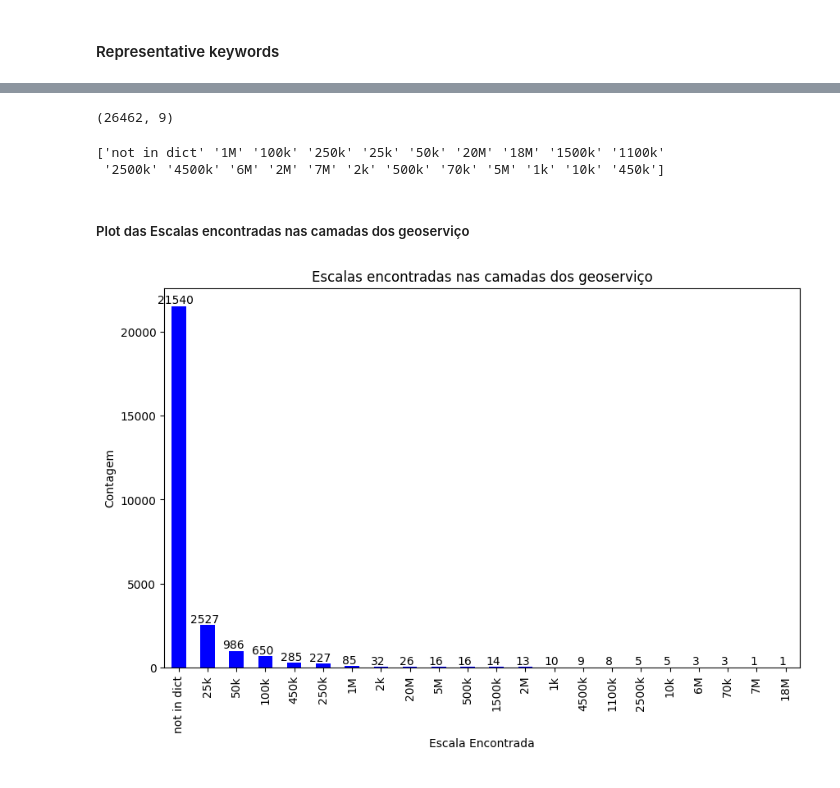
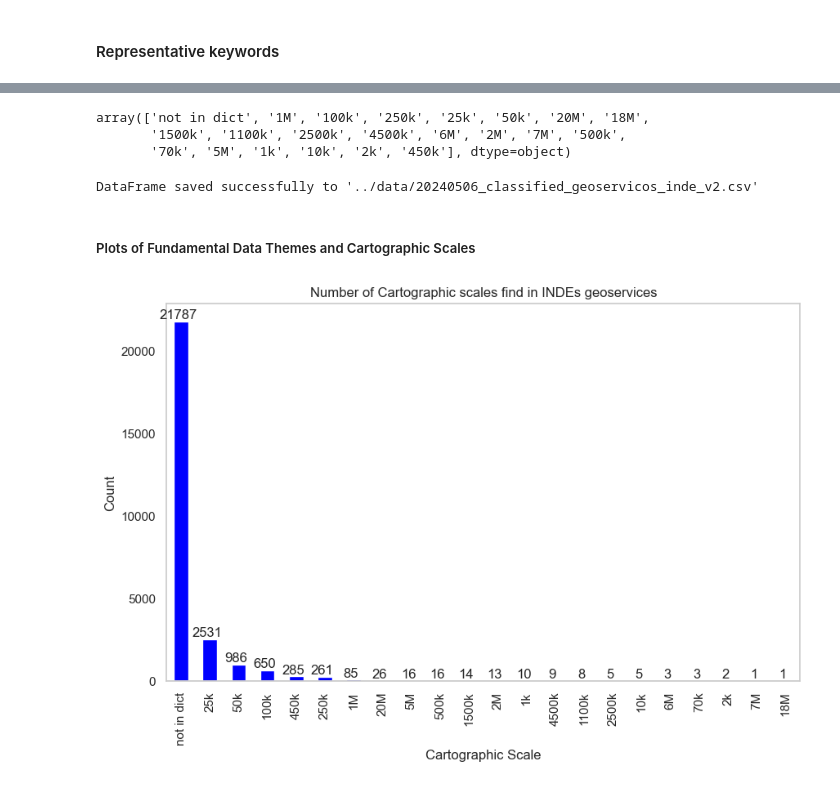
Before and after one commit to darlanmnunes/INDE_UN-GGIM_Themes, a Jupyter notebook: notebooks/Jnotebook_inde_unggim_v3.ipynb, the cells around one changed output, grey strips where cells are left out. Drawn from its saved outputs; the diff is of its cells as text; code cells hidden in the pictures.

```diff
--- a/notebooks/Jnotebook_inde_unggim_v3.ipynb
+++ b/notebooks/Jnotebook_inde_unggim_v3.ipynb
@@ -765,0 +881,2 @@ print(df2_inde_scraped['tema_fundamental'].unique())
+# %%
+df_final = df_merged.drop(columns=['tema_fundamental_updated'])
@@ -768,6 +898,6 @@ print(df2_inde_scraped['tema_fundamental'].unique())
 # %%
 # Count of records by fundamental themes
-tema_counts = df2_inde_scraped['tema_fundamental'].value_counts()
+tema_counts = df_final['tema_fundamental'].value_counts()
 
 # Create the bar chart
 plt.figure(figsize=(10, 6))
@@ -846,14 +1017,14 @@ plt.show()
 # %%
-# Dicionário de escalas e padrões regex correspondentes
+# Dictonary with scales and regex patterns to match
 escalas = {
     '1k': r'1:1000',
-    '2k': r'1:2000|lote',
+    '2k': r'1:2000|2 mil',
     '10k': r'1:10000|10mil|10 mil',
     '25k': r'1:25.000|25mil|bc25|scn25',
     '50k': r'1:50.000|50mil',
     '70k': r'1:70.000|70mil',
     '100k': r'1:100.000|100mil',
-    '250k': r'1:250.000|250mil|bc250',
+    '250k': r'1:250.000|250mil|_250',
     '450k': r'1:450.000|450mil',
     '500k': r'1:500.000|500mil',
     '1M': r'1:1.000.000|milhão|milionésimo',
@@ -874,7 +1045,8 @@ escalas = {
     '70M': r'1:70.000.000'
 }
 # %%
-df3_inde_scraped = df2_inde_scraped.copy()
+# Create a copy of the dataframe
+df2_final = df_final.copy()
 
 def preprocess_text(text):
     if pd.isna(text):
@@ -887,16 +1059,16 @@ def preprocess_text(text):
 def associar_escala_por_colunas(row, colunas, escalas):
     for coluna in colunas:
         texto = preprocess_text(row[coluna])
-        if texto:  # Verifica se o texto não está vazio
+        if texto:
             for escala, pattern in escalas.items():
                 if re.search(pattern, texto, re.IGNORECASE):
                     return escala
-    return 'not in dict'  # Retorna 'not in dict' se nenhuma escala for encontrada
+    return 'not in dict'  # Returna 'not in dict' with no match found
 
 
-# Lista de colunas a verificar em ordem de prioridade
-colunas = ['titulo', 'abstract', 'layer_name', 'estilo_padrao']
+#  Columns to check for scaling in priority order
+colunas = ['titulo', 'abstract', 'estilo_padrao', 'layer_name']
 
-# Aplicar a função ao DataFrame
-df3_inde_scraped['escala'] = df3_inde_scraped.apply(lambda row: associar_escala_por_colunas(row, colunas, escalas), axis=1)
+# Apply the function to each row
+df2_final['escala'] = df2_final.apply(lambda row: associar_escala_por_colunas(row, colunas, escalas), axis=1)
 # %%
@@ -911,30 +1083,44 @@ df3_inde_scraped.head()
-# %%
-df3_inde_scraped.shape
-# %% [output]
-(26462, 9)
 # %%
-# Verficando as escalas encontrada
-print(df3_inde_scraped['escala'].unique())
+# Check the unique values in the 'escala' column
+df2_final['escala'].unique()
 # %% [output]
-['not in dict' '1M' '100k' '250k' '25k' '50k' '20M' '18M' '1500k' '1100k'
- '2500k' '4500k' '6M' '2M' '7M' '2k' '500k' '70k' '5M' '1k' '10k' '450k']
+array(['not in dict', '1M', '100k', '250k', '25k', '50k', '20M', '18M',
+       '1500k', '1100k', '2500k', '4500k', '6M', '2M', '7M', '500k',
+       '70k', '5M', '1k', '10k', '2k', '450k'], dtype=object)
+# %%
+# Save the final dataframe in CSV
+
+# Define path and filename
+path = '../data'  # Path to the results directory
+filename = '20240506_classified_geoservices_inde_v2.csv'  # Define the filename
+
+# Ensure the results directory exists
+if not os.path.exists(path):
+    os.makedirs(path)
+
+# Save to results
+full_path = os.path.join(path, filename)
+save_df_to_csv(df2_final, full_path)
+# %% [output]
+DataFrame saved successfully to '../data/20240506_classified_geoservicos_inde_v2.csv'
 # %% [markdown]
-##### Plot das Escalas encontradas nas camadas dos geoserviço
+##### Plots of Fundamental Data Themes and Cartographic Scales
 # %%
-# Contagem dos temas fundamentais
-tema_counts = df3_inde_scraped['escala'].value_counts()
+# Count of records by scale
+tema_counts = df2_final['escala'].value_counts()
 
-# Criando o gráfico de barras
+# Create a bar chart
 plt.figure(figsize=(10, 6))
 bars = tema_counts.plot(kind='bar', color='blue')
-plt.title('Escalas encontradas nas camadas dos geoserviço')
-plt.xlabel('Escala Encontrada')
-plt.ylabel('Contagem')
+plt.title('Number of Cartographic scales find in INDEs geoservices')
+plt.xlabel('Cartographic Scale')
+plt.ylabel('Count')
+plt.grid(False)
 
-# Adicionando rótulos com os valores em cima de cada barra
+# Add labels with values
 for bar in bars.patches:
     plt.text(bar.get_x() + bar.get_width() / 2 - 0.1, bar.get_height() + 0.1, f'{int(bar.get_height())}', ha='center', va='bottom')
 
 plt.show()
 # %% [output]
-[figure, old version]
+[figure, new version]
```
Also changed, not shown: parts of 40 cells of this notebook.
